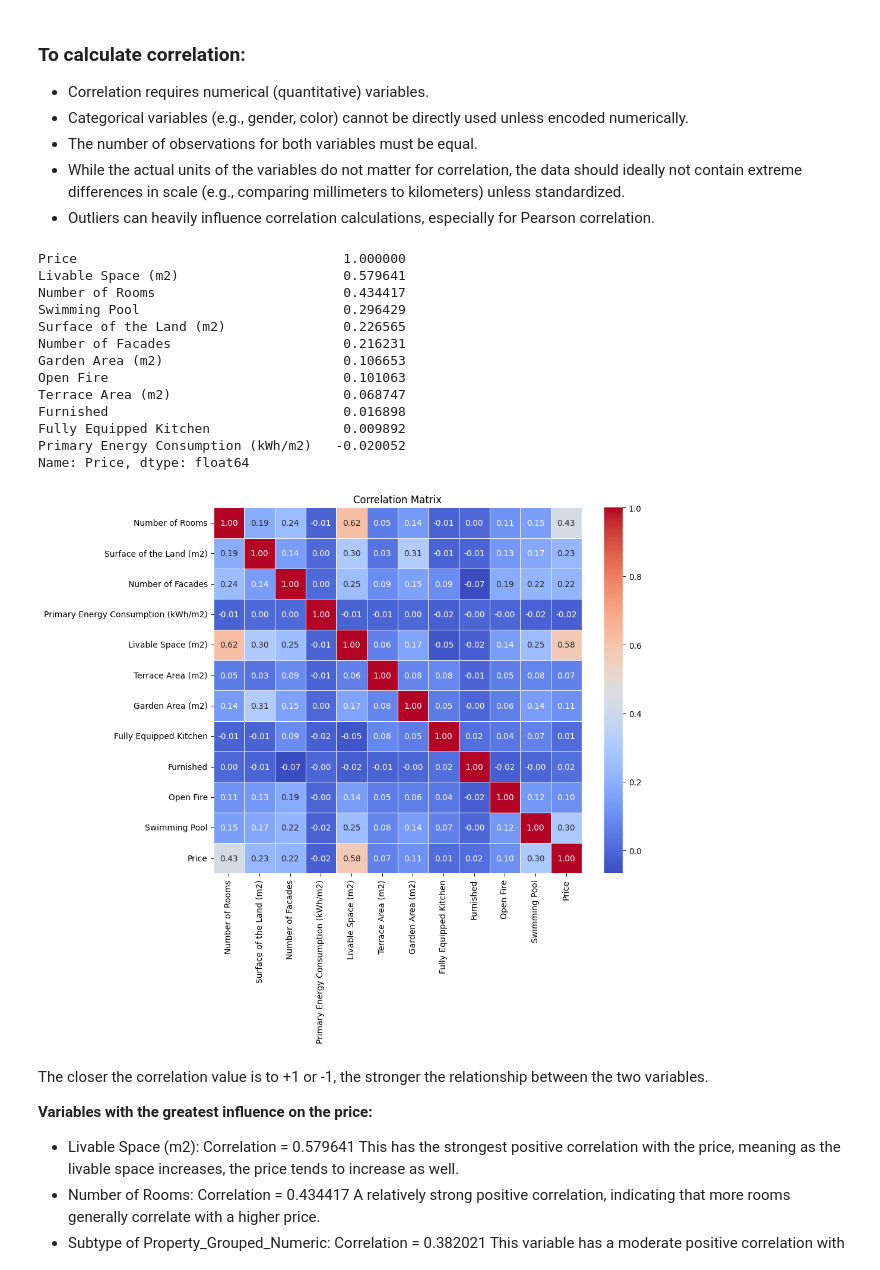
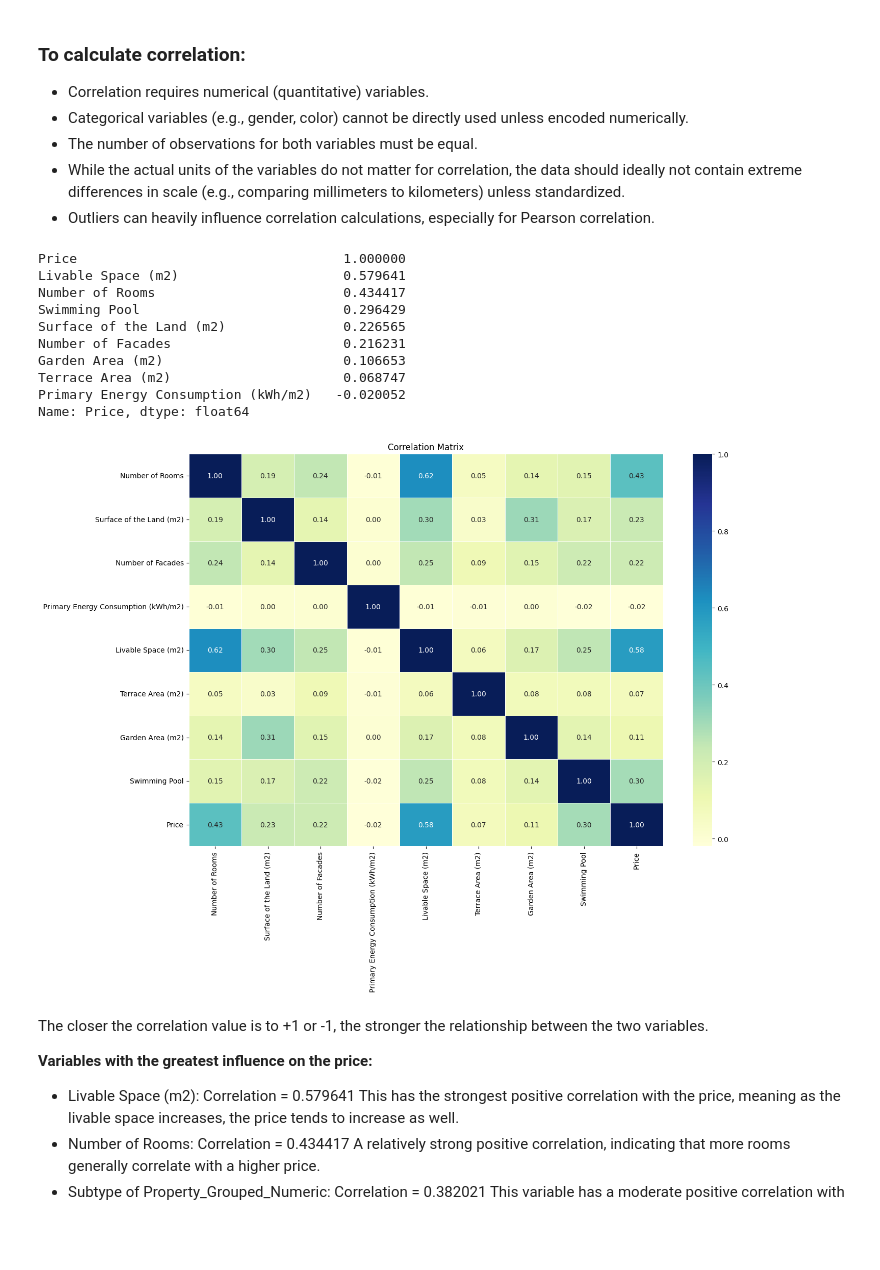
Before and after one commit to BeatrizJover/Data_analysis, a Jupyter notebook: data-analysis/correlation_analysis.ipynb, the cells around one changed output. Cells and saved outputs as stored; diff of their text form; code cells hidden in the pictures; blank space fills up the shorter version.

```diff
--- a/data-analysis/correlation_analysis.ipynb
+++ b/data-analysis/correlation_analysis.ipynb
@@ -58,36 +58,33 @@ selected_columns = [
     'Number of Rooms', 'Surface of the Land (m2)',
     'Number of Facades','Primary Energy Consumption (kWh/m2)',
     'Livable Space (m2)', 'Terrace Area (m2)', 'Garden Area (m2)',
-    'Fully Equipped Kitchen', 'Furnished', 'Open Fire', 'Swimming Pool'
+    'Swimming Pool'
     ]
 # %%
 # Calculate the correlation matrix for the selected columns and 'Price'
 correlations = df[selected_columns + ['Price']].corr()
 correlation_with_price = correlations['Price'].sort_values(ascending=False)
 print(correlation_with_price)
 
 # Create a heatmap
-plt.figure(figsize=(10, 8))  # You can adjust the size
-sns.heatmap(correlations, annot=True, cmap='coolwarm', fmt='.2f', linewidths=0.5)
+plt.figure(figsize=(15, 10))
+sns.heatmap(correlations, annot=True, cmap='YlGnBu', fmt='.2f', linewidths=0.5)
 
 # Add labels and title
 plt.title('Correlation Matrix')
 plt.show()
 # %% [output]
 Price                                  1.000000
 Livable Space (m2)                     0.579641
 Number of Rooms                        0.434417
 Swimming Pool                          0.296429
 Surface of the Land (m2)               0.226565
 Number of Facades                      0.216231
 Garden Area (m2)                       0.106653
-Open Fire                              0.101063
 Terrace Area (m2)                      0.068747
-Furnished                              0.016898
-Fully Equipped Kitchen                 0.009892
 Primary Energy Consumption (kWh/m2)   -0.020052
 Name: Price, dtype: float64
-[figure, old version]
+[figure, new version]
 # %% [markdown]
 The closer the correlation value is to +1 or -1, the stronger the relationship between the two variables.
 
```
Also changed, not shown: 2 other files.
